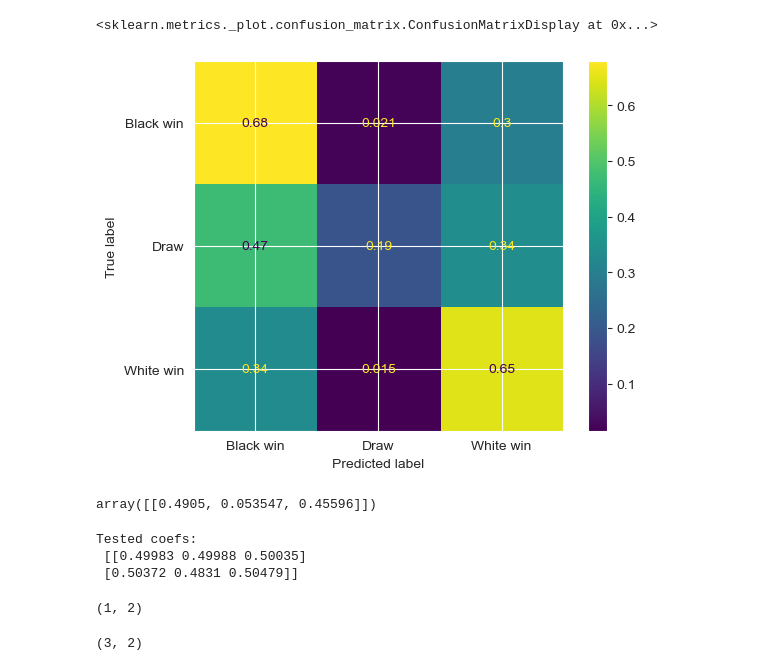
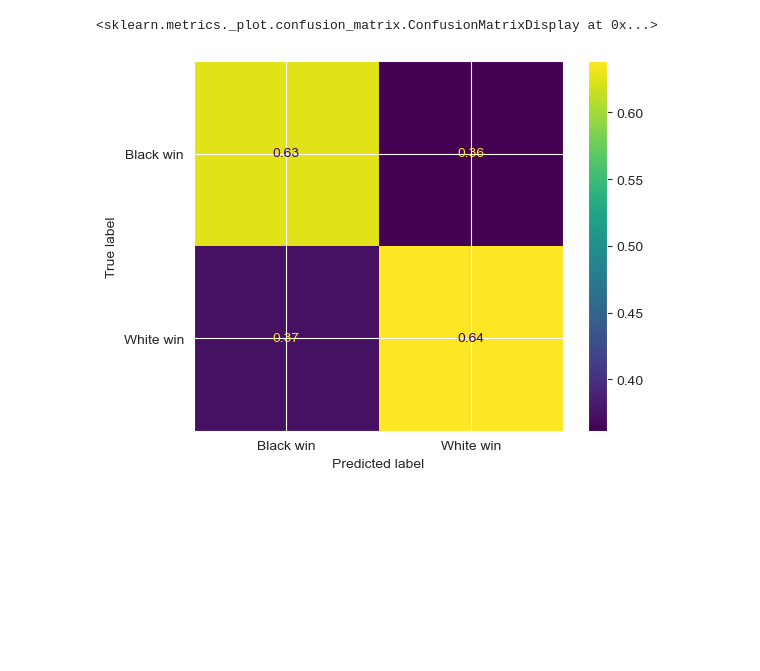
Before and after one commit to SandroMartens/Lichess-Win-Predictions, a Jupyter notebook: win_prob.ipynb, the cells around one changed output. Drawn from its saved outputs; the diff is of its cells as text; code cells hidden in the pictures; blank space fills up the shorter version.

```diff
--- a/win_prob.ipynb
+++ b/win_prob.ipynb
@@ -159,20 +203,15 @@ array([0.28981, -0.75596, 0.46615])
 # %%
 ConfusionMatrixDisplay.from_estimator(
     model,
     X_test,
     y_test,
-    normalize="true",
+    normalize="pred",
     display_labels=[
         "Black win",
-        "Draw",
+        # "Draw",
         "White win",
     ],
 )
 # %% [output]
 <sklearn.metrics._plot.confusion_matrix.ConfusionMatrixDisplay at 0x...>
-[figure, old version]
+[figure, new version]
-# %%
-test_pawn = np.array([[-1, 2]])
-model.predict_proba(test_pawn)
-# %% [output]
-array([[0.4905, 0.053547, 0.45596]])
@@ -182,19 +217,0 @@ array([[0.4905, 0.053547, 0.45596]])
-# %%
-# x: (n_samples, n_features)
-# coefs: (n_classes, n_features)
-# intercept (n_classes)
-# scale: (n_features)
-testcase = 1 / (1 + np.exp((coefs * test_pawn).T - intercept))
-print(f"Tested coefs: \n {testcase}")
-# %% [output]
-Tested coefs:
- [[0.49983 0.49988 0.50035]
- [0.50372 0.4831 0.50479]]
-# %%
-test_pawn.shape
-# %% [output]
-(1, 2)
-# %%
-coefs.shape
-# %% [output]
-(3, 2)
```
Also changed, not shown: parts of 14 cells of this notebook, 1 other file.
